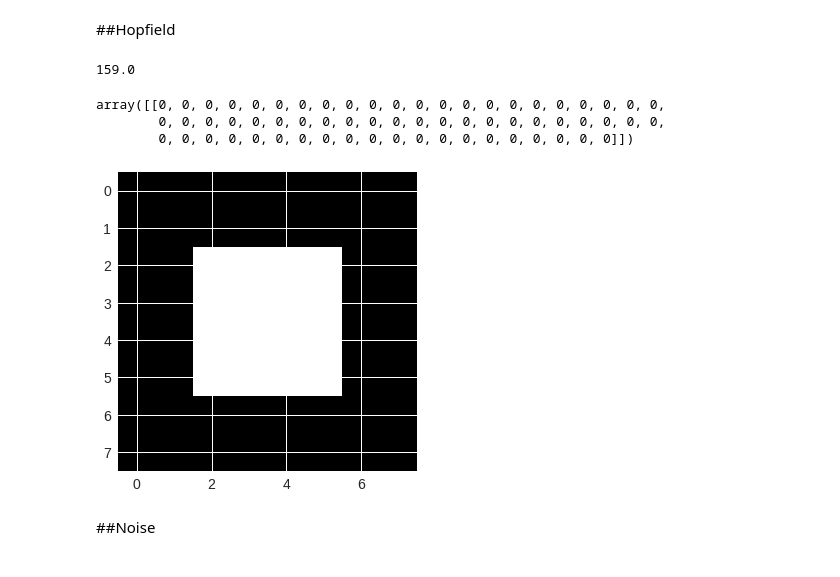
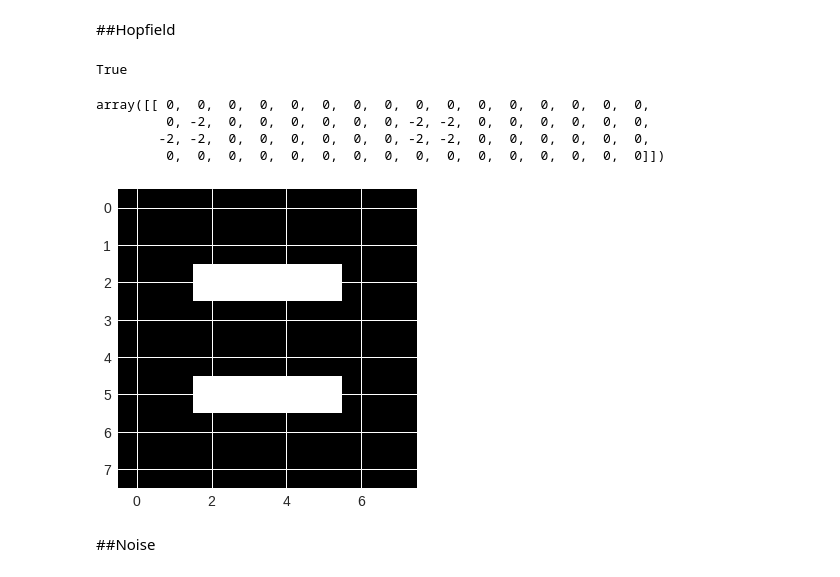
Before and after one commit to Benyaminhosseiny/Hyperspectral, a Jupyter notebook: Hopfield_final.ipynb, the cells around one changed output. Saved outputs shown, nothing was run; the diff lists cells and outputs as text; code cells hidden in the pictures.

```diff
--- a/Hopfield_final.ipynb
+++ b/Hopfield_final.ipynb
@@ -159,32 +159,36 @@ x = np.expand_dims(X[0], axis = 0)
 y = x
 yy=x[0,0] + y*W[:,0]
 yy[0,0]
+y2=y
+y2[0,2]=0
+(y2-y).any!=0
 # %% [output]
-159.0
+True
 # %%
 def Hop(IN,W):
   x = np.expand_dims(IN, axis = 0)
   y = x
   n=len(IN)
-  y2=y
-  while (y2-y).all==0:
-    y2==y
+  y2=y-1
+  while np.max(np.abs(y2-y))!=0 or np.min(np.abs(y2-y))!=0:
+    y2=y
     for i in range(n):
       y_ini = x[0,i] + y*W[:,i]
       if y_ini[0,0]>0:
         y[0,i] = 1
       elif y_ini[0,0]<0:
         y[0,i] = -1
 
   return y
 
 plt.imshow(-1*np.reshape(Hop(X[9],W),[8,8]))
 Hop(X[2],W)-X[2]
 # %% [output]
-array([[0, 0, 0, 0, 0, 0, 0, 0, 0, 0, 0, 0, 0, 0, 0, 0, 0, 0, 0, 0, 0, 0,
-        0, 0, 0, 0, 0, 0, 0, 0, 0, 0, 0, 0, 0, 0, 0, 0, 0, 0, 0, 0, 0, 0,
-        0, 0, 0, 0, 0, 0, 0, 0, 0, 0, 0, 0, 0, 0, 0, 0, 0, 0, 0, 0]])
+array([[ 0,  0,  0,  0,  0,  0,  0,  0,  0,  0,  0,  0,  0,  0,  0,  0,
+         0, -2,  0,  0,  0,  0,  0,  0, -2, -2,  0,  0,  0,  0,  0,  0,
+        -2, -2,  0,  0,  0,  0,  0,  0, -2, -2,  0,  0,  0,  0,  0,  0,
+         0,  0,  0,  0,  0,  0,  0,  0,  0,  0,  0,  0,  0,  0,  0,  0]])
-[figure, old version]
+[figure, new version]
 # %% [markdown]
 ##Noise
 # %%
```
Also changed, not shown: parts of 3 cells of this notebook.
